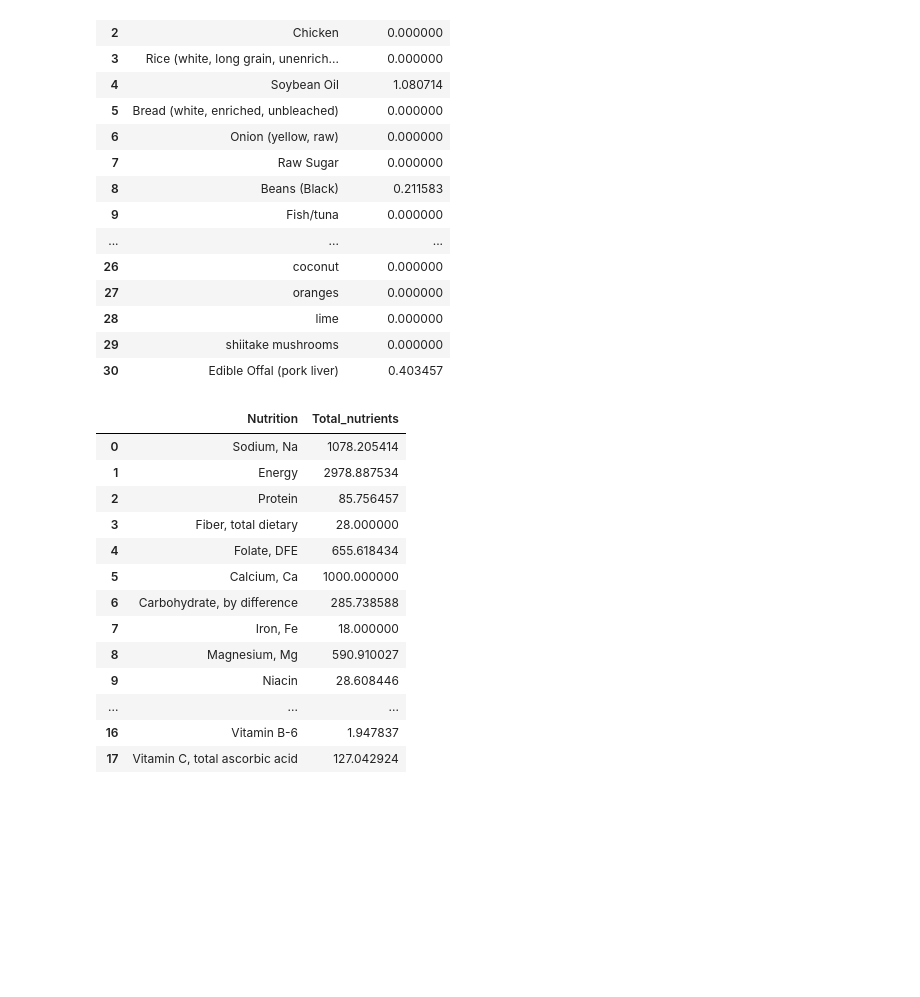
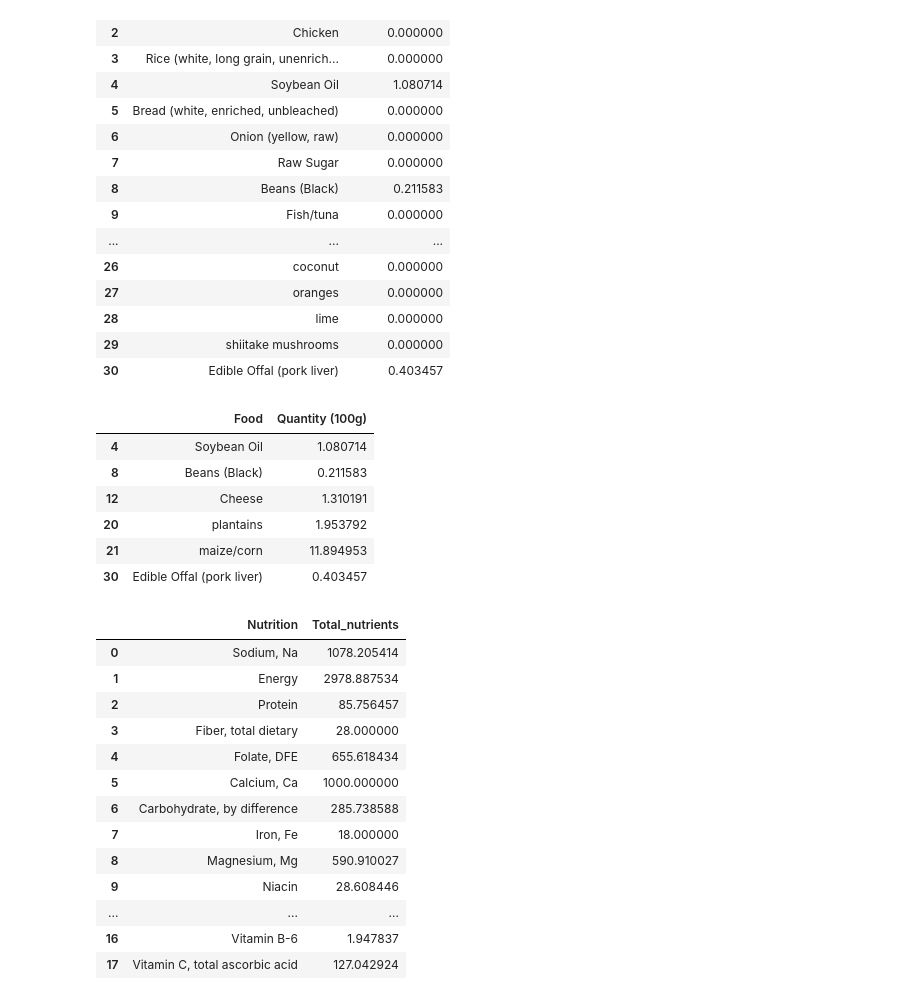
Before and after one commit to leannabaltonado/Harriette-Chick, a Jupyter notebook: Final_Code.ipynb, the cells around one changed output. Saved outputs shown, nothing was run; the diff lists cells and outputs as text; code cells hidden in the pictures; blank space fills up the shorter version.

```diff
--- a/Final_Code.ipynb
+++ b/Final_Code.ipynb
@@ -318,6 +330,17 @@ local_import_food
 | 28 | lime | 0.000000 |
 | 29 | shiitake mushrooms | 0.000000 |
 | 30 | Edible Offal (pork liver) | 0.403457 |
+# %%
+# Filtering and excluding the 0 from the local and import food list
+local_import_food[local_import_food['Quantity (100g)'] != 0]
+# %% [output]
+|  | Food | Quantity (100g) |
+| 4 | Soybean Oil | 1.080714 |
+| 8 | Beans (Black) | 0.211583 |
+| 12 | Cheese | 1.310191 |
+| 20 | plantains | 1.953792 |
+| 21 | maize/corn | 11.894953 |
+| 30 | Edible Offal (pork liver) | 0.403457 |
 # %%
 # Total nutrients of local & import food with minimum cost diet
 total_nutrients(A_ub_LI, local_import_food)
```
Also changed, not shown: parts of 1 cell of this notebook.
